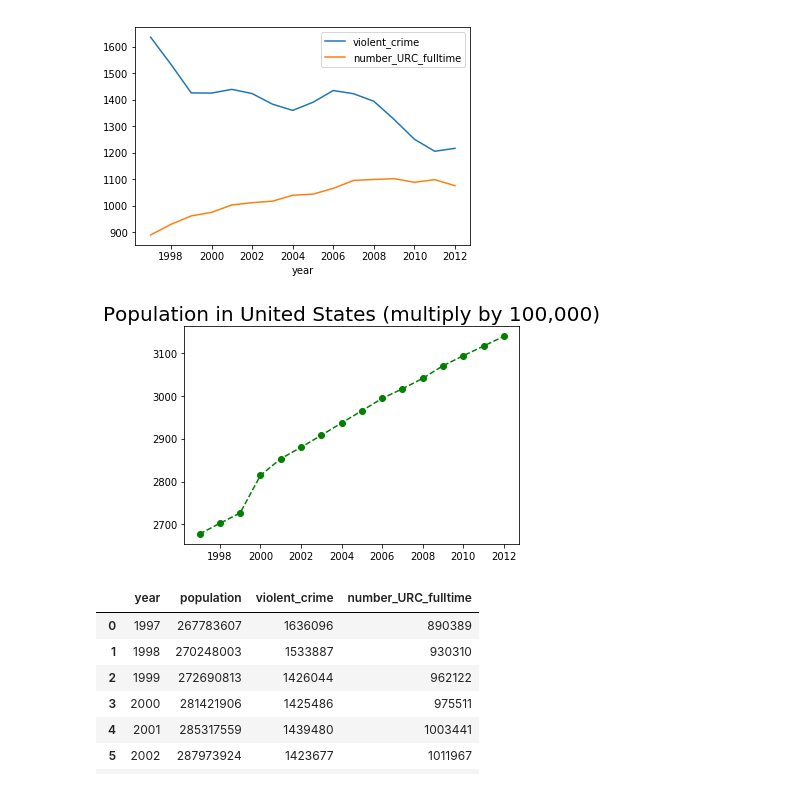
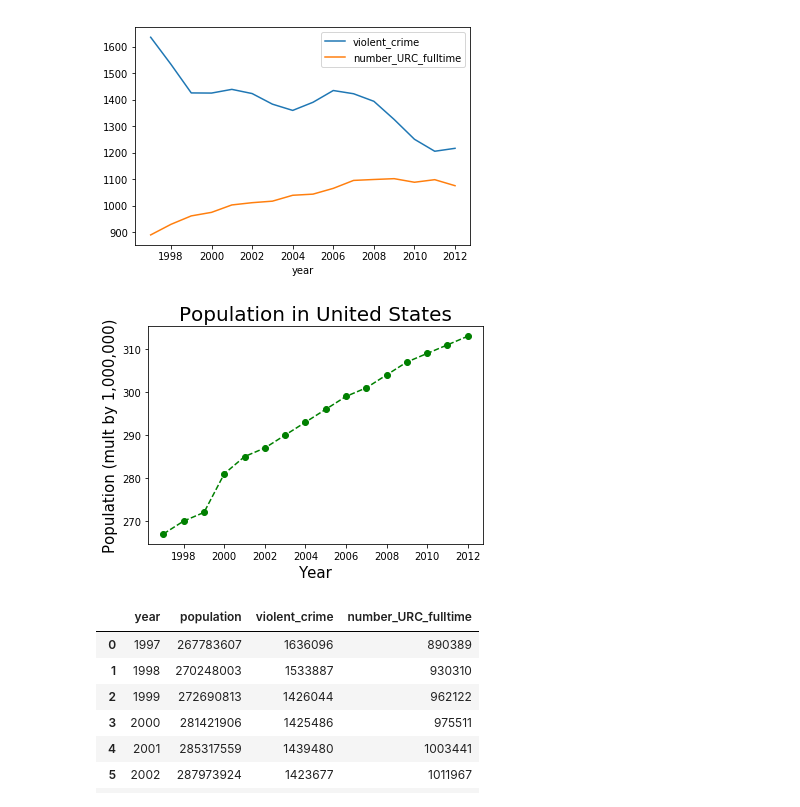
Before and after one commit to summonholmes/crime, a Jupyter notebook: yearlycrime.ipynb, the cells around one changed output. Cells and saved outputs as stored; diff of their text form; code cells hidden in the pictures.

Commit message:
Made some small modifications on the graph display

```diff
--- a/yearlycrime.ipynb
+++ b/yearlycrime.ipynb
@@ -205,28 +205,29 @@ actual_data.plot(x="year", y=["violent_crime", "number_URC_fulltime"], kind="lin
 # %%
 conn = sqlite3.connect(database_name)
 
 c = conn.cursor()
 
-c.execute('SELECT cd.year as year, cd.population as population, cd.violent_crime as violent_crime, po.number_URC_fulltime as number_URC_fulltime FROM crime_data as cd JOIN peace_officers as po ON cd.year = po.year')
+c.execute('SELECT cd.year as year, cd.population/1000000 as population, cd.violent_crime as violent_crime, po.number_URC_fulltime as number_URC_fulltime FROM crime_data as cd JOIN peace_officers as po ON cd.year = po.year')
 data = c.fetchall()
 
 year = []
 population = []
 
 for row in data:
     year.append((row[0]))
-    population.append(row[1]/100000)
+    population.append(row[1])
 
 # refer to this website for the plot information
 # https://matplotlib.org/api/_as_gen/matplotlib.pyplot.plot.html
-
+plt.ylabel("Population (mult by 1,000,000)", fontsize=15)
+plt.xlabel("Year", fontsize=15)
 plt.plot(year,population,'go--')
-plt.title("Population in United States (multiply by 100,000)",fontsize= 20)
+plt.title("Population in United States",fontsize= 20)
 
 
 plt.show()
 # %% [output]
-[figure, old version]
+[figure, new version]
 # %%
 conn = sqlite3.connect(database_name)
 df = pd.read_sql_query("SELECT cd.year as year, cd.population as population, cd.violent_crime as violent_crime, po.number_URC_fulltime as number_URC_fulltime FROM crime_data as cd JOIN peace_officers as po ON cd.year = po.year;", conn)
```
Also changed, not shown: parts of 1 cell of this notebook.
